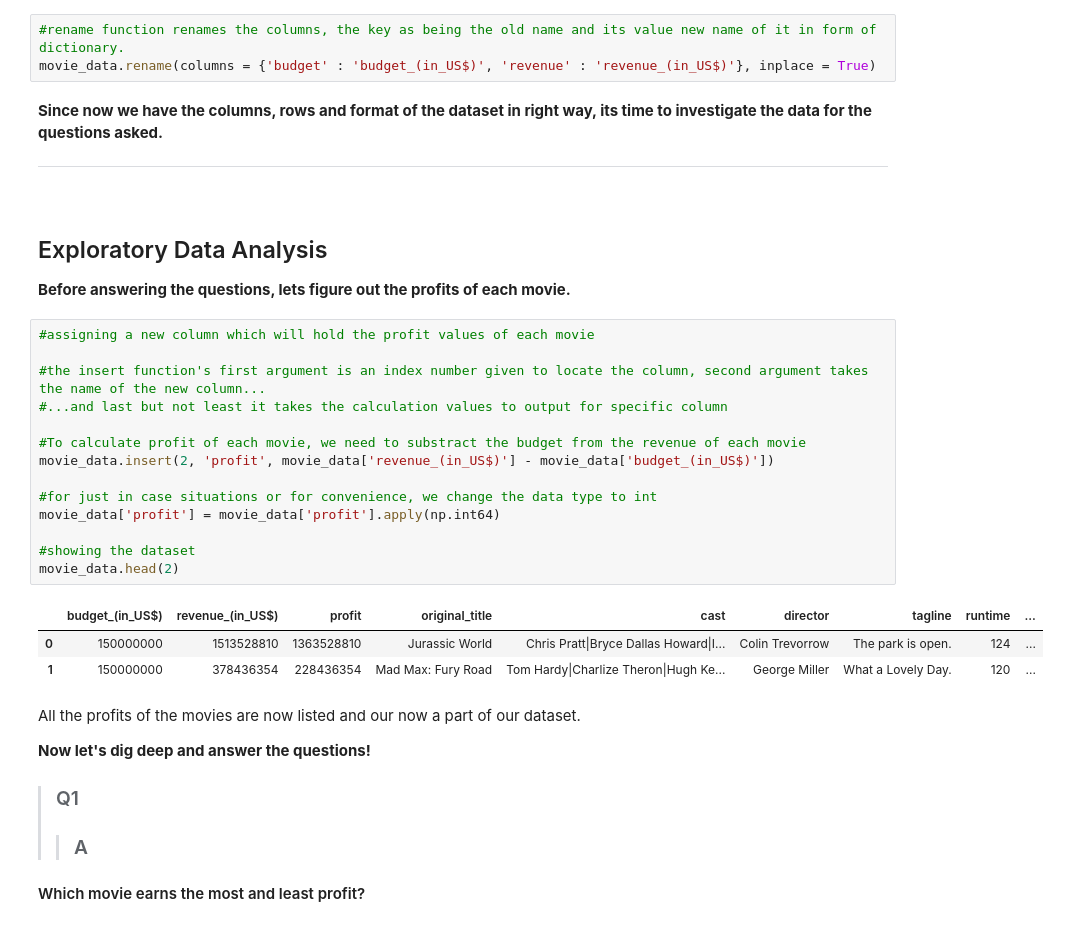
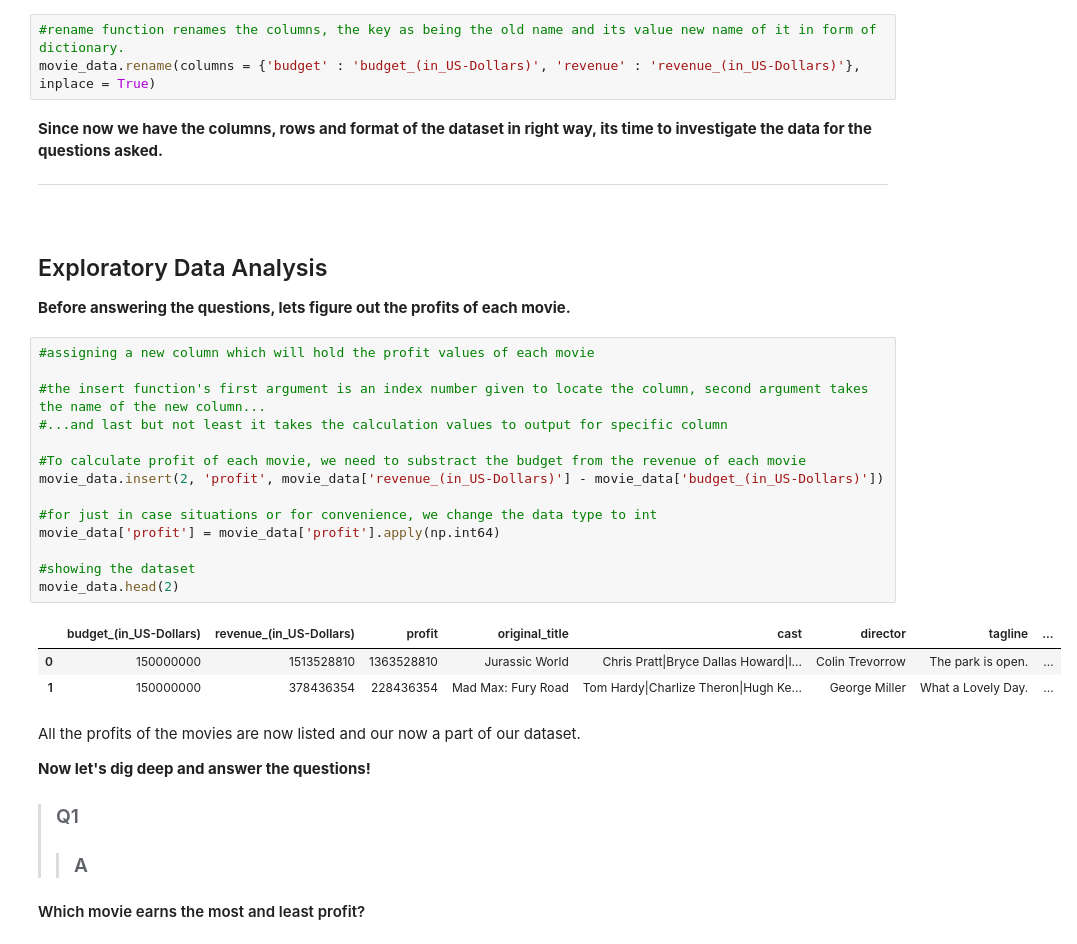
Before and after one commit to JuzerShakir/Investigate_TMDb_Movies, a Jupyter notebook: Investigating_Database.ipynb, the cells around one changed output. Cells and saved outputs as stored; diff of their text form.

Commit message:
Renamed budget and revenue columns

```diff
--- a/Investigating_Database.ipynb
+++ b/Investigating_Database.ipynb
@@ -238,7 +238,7 @@ Now all columns are in the desired format.
 **Since the values in the column `'budget'` and `'revenue'` shows us in Currency of US (as assumed earlier), lets change the name of these columns for convenience.**
 # %%
 #rename function renames the columns, the key as being the old name and its value new name of it in form of dictionary.
-movie_data.rename(columns = {'budget' : 'budget_(in_US$)', 'revenue' : 'revenue_(in_US$)'}, inplace = True)
+movie_data.rename(columns = {'budget' : 'budget_(in_US-Dollars)', 'revenue' : 'revenue_(in_US-Dollars)'}, inplace = True)
 # %% [markdown]
 **Since now we have the columns, rows and format of the dataset in right way, its time to investigate the data for the questions asked.**
 <br>
@@ -253,21 +253,21 @@ movie_data.rename(columns = {'budget' : 'budget_(in_US$)', 'revenue' : 'revenue_
 # %%
 #assigning a new column which will hold the profit values of each movie
 
 #the insert function's first argument is an index number given to locate the column, second argument takes the name of the new column...
 #...and last but not least it takes the calculation values to output for specific column
 
 #To calculate profit of each movie, we need to substract the budget from the revenue of each movie
-movie_data.insert(2, 'profit', movie_data['revenue_(in_US$)'] - movie_data['budget_(in_US$)'])
+movie_data.insert(2, 'profit', movie_data['revenue_(in_US-Dollars)'] - movie_data['budget_(in_US-Dollars)'])
 
 #for just in case situations or for convenience, we change the data type to int
 movie_data['profit'] = movie_data['profit'].apply(np.int64)
 
 #showing the dataset
 movie_data.head(2)
 # %% [output]
-|  | budget_(in_US$) | revenue_(in_US$) | profit | original_title | cast | director | tagline | runtime | ... |
-| 0 | 150000000 | 1513528810 | 1363528810 | Jurassic World | Chris Pratt|Bryce Dallas Howard|I... | Colin Trevorrow | The park is open. | 124 | ... |
-| 1 | 150000000 | 378436354 | 228436354 | Mad Max: Fury Road | Tom Hardy|Charlize Theron|Hugh Ke... | George Miller | What a Lovely Day. | 120 | ... |
+|  | budget_(in_US-Dollars) | revenue_(in_US-Dollars) | profit | original_title | cast | director | tagline | ... |
+| 0 | 150000000 | 1513528810 | 1363528810 | Jurassic World | Chris Pratt|Bryce Dallas Howard|I... | Colin Trevorrow | The park is open. | ... |
+| 1 | 150000000 | 378436354 | 228436354 | Mad Max: Fury Road | Tom Hardy|Charlize Theron|Hugh Ke... | George Miller | What a Lovely Day. | ... |
 # %% [markdown]
 All the profits of the movies are now listed and our now a part of our dataset.
 
```
Also changed, not shown: parts of 7 cells of this notebook.
